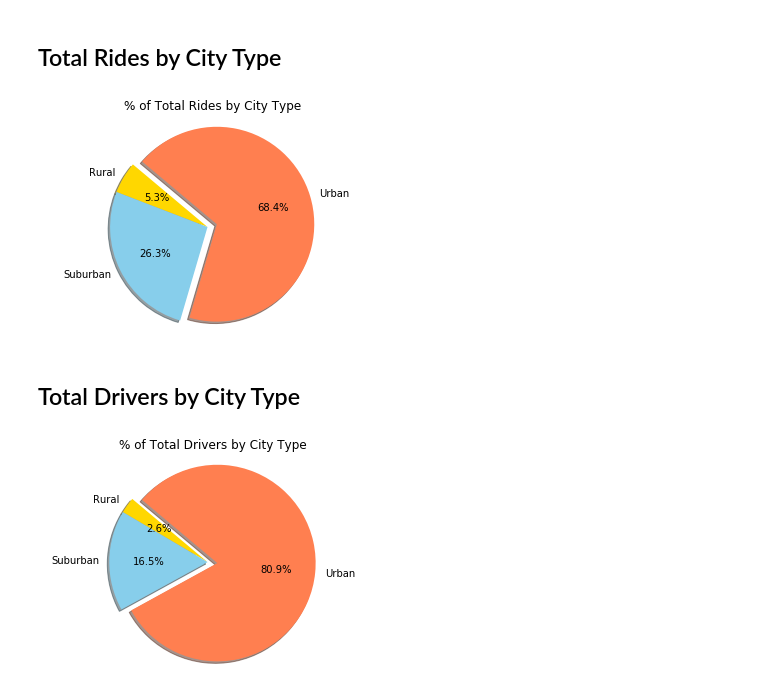
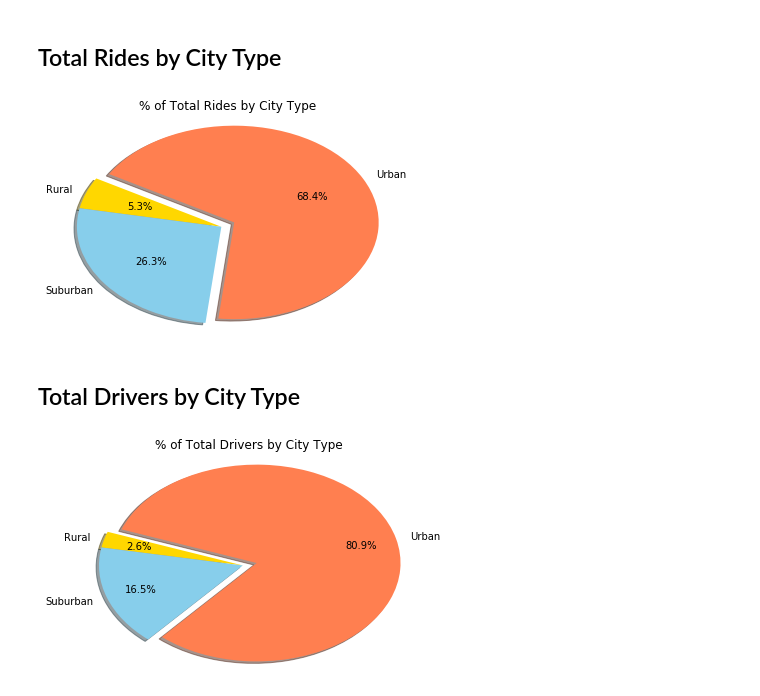
Before and after one commit to RickCavalla/matplotlib-challenge, a Jupyter notebook: Pyber/pyber_starter.ipynb, the cells around one changed output. Saved outputs shown, nothing was run; the diff lists cells and outputs as text; code cells hidden in the pictures.

```diff
--- a/Pyber/pyber_starter.ipynb
+++ b/Pyber/pyber_starter.ipynb
@@ -169,34 +173,35 @@ plt.show()
 # %%
 # Calculate Type Percents
 type_rides_df = pyber_df[["type", "ride_id"]]
 type_rides_df
 
 type_rides_group = type_rides_df.groupby(["type"])
 type_rides_total_df = pd.DataFrame(type_rides_group.count()["ride_id"])
 type_rides_total_df = type_rides_total_df.rename(columns={"ride_id": "Total Rides"})
 type_rides_total_df = type_rides_total_df.reset_index()
 
 plot_types = type_rides_total_df["type"].tolist()
 plot_values = type_rides_total_df["Total Rides"].tolist()
 
 plot_colors = []
 for city_type in plot_types:
     plot_colors.append(color_dict.get(city_type))
 
 explode = (0,0,0.1)
 type_rides_total_df
 
 # Build Pie Chart
 plt.pie(plot_values, explode=explode, labels=plot_types, colors=plot_colors,
-       autopct="%1.1f%%", shadow=True, startangle=140)
+       autopct="%1.1f%%", shadow=True, startangle=150)
 plt.title("% of Total Rides by City Type")
-plt.axis("equal")
+plt.axis("tight")
+
 # Save Figure
 
 save_rides = os.path.join("images", "Rides_Pie_Chart")
 plt.savefig(save_rides)
 # %% [output]
-[figure, old version]
+[figure, new version]
 # %%
 # Show Figure
 plt.show()
@@ -224,16 +229,18 @@ explode = (0,0,0.1)
 type_drivers_total_df
 
 # Build Pie Chart
+# Rural wedge is very thin, use pctdistance to move percentage value closer to
+# edge of wedge, so it does not push outside gold area
 plt.pie(plot_values, explode=explode, labels=plot_types, colors=plot_colors,
-       autopct="%1.1f%%", shadow=True, startangle=140)
+       autopct="%1.1f%%", shadow=True, startangle=160, pctdistance=0.75)
 plt.title("% of Total Drivers by City Type")
-plt.axis("equal")
+plt.axis("tight")
 # Save Figure
 
 save_fare = os.path.join("images", "Drivers_Pie_Chart")
 plt.savefig(save_fare)
 # %% [output]
-[figure, old version]
+[figure, new version]
 # %%
 # Show Figure
 plt.show()
```
Also changed, not shown: parts of 2 cells of this notebook, 4 other files.
